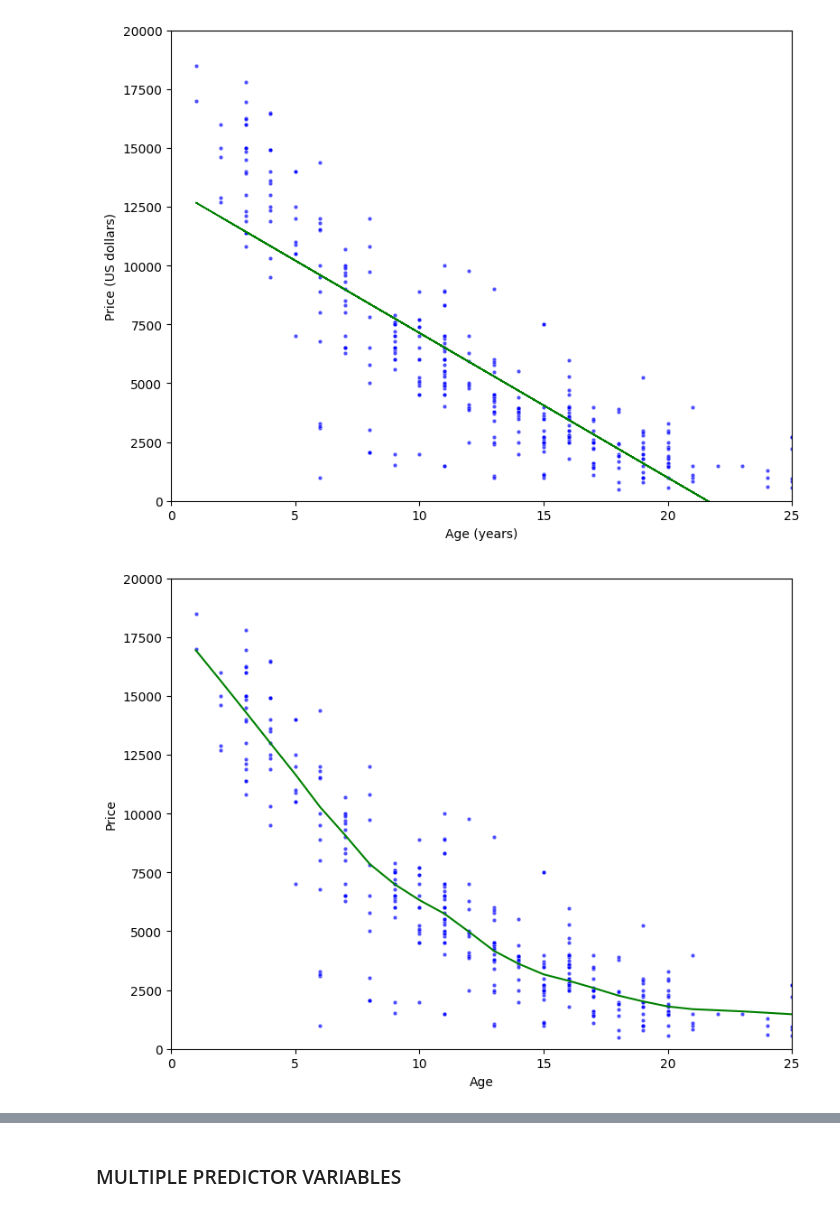
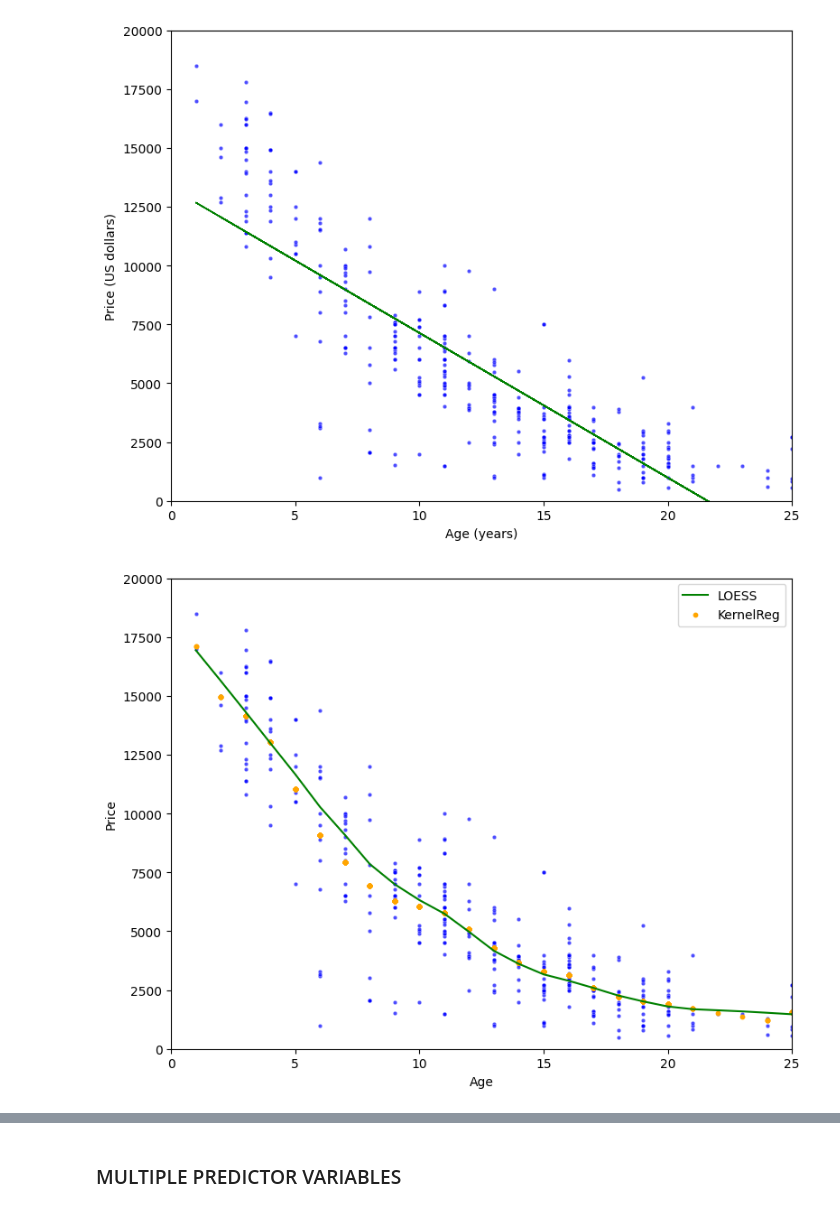
Before and after one commit to ZlataSparrow/codespaces-jupyter, a Jupyter notebook: notebooks/ch15-used-cars-cart.ipynb, the cells around one changed output, grey strips where cells are left out. Cells and saved outputs as stored; diff of their text form; code cells hidden in the pictures.

Commit message:
kerne

```diff
--- a/notebooks/ch15-used-cars-cart.ipynb
+++ b/notebooks/ch15-used-cars-cart.ipynb
@@ -561,18 +561,24 @@ pred_lowess1t = lowess1.fit(data_train["age"])
 data_lowess = data_train.copy()
 data_lowess["pred_lowess1t"] = pred_lowess1t[0]
 # %%
-from statsmodels.nonparametric.smoothers_lowess import lowess
-
 plt.figure(figsize=(8, 6))
 sns.scatterplot(data=data_train, x="age", y="price", color="blue", s=10, alpha=0.7, legend=False)
+
+# Loess smoothing line
+from statsmodels.nonparametric.smoothers_lowess import lowess
 loess_smoothed = lowess(data_train["price"], data_train["age"], frac=0.3)
-plt.plot(loess_smoothed[:, 0], loess_smoothed[:, 1], color="green", linewidth=1.5)
+plt.plot(loess_smoothed[:, 0], loess_smoothed[:, 1], color="green", linewidth=1.5, label="LOESS")
+
+# KernelReg predictions (yellow points)
+plt.scatter(data_train["age"], pred_lowess1t[0], color="orange", s=10, label="KernelReg")
+
 plt.xlabel("Age")
 plt.ylabel("Price")
 plt.xlim(0, 25)
 plt.ylim(0, 20000)
 plt.grid(False)
 plt.tight_layout()
+plt.legend()
 plt.show()
 # %% [output]
-[figure, old version]
+[figure, new version]
```
Also changed, not shown: parts of 2 cells of this notebook.
